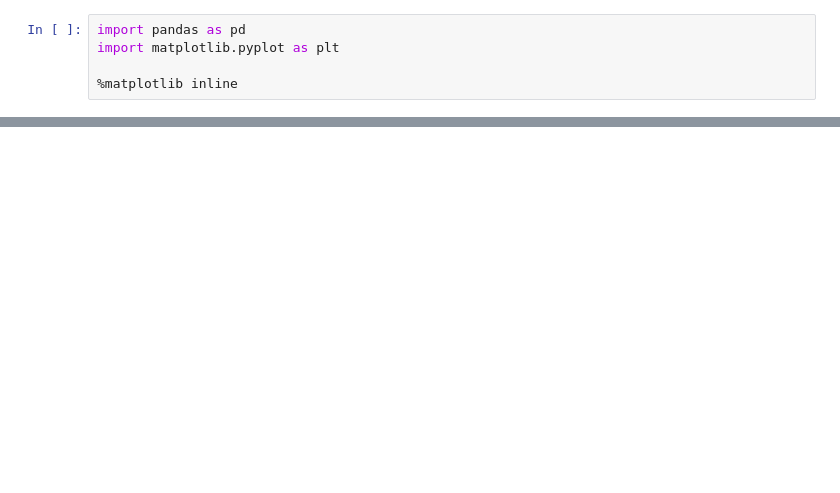
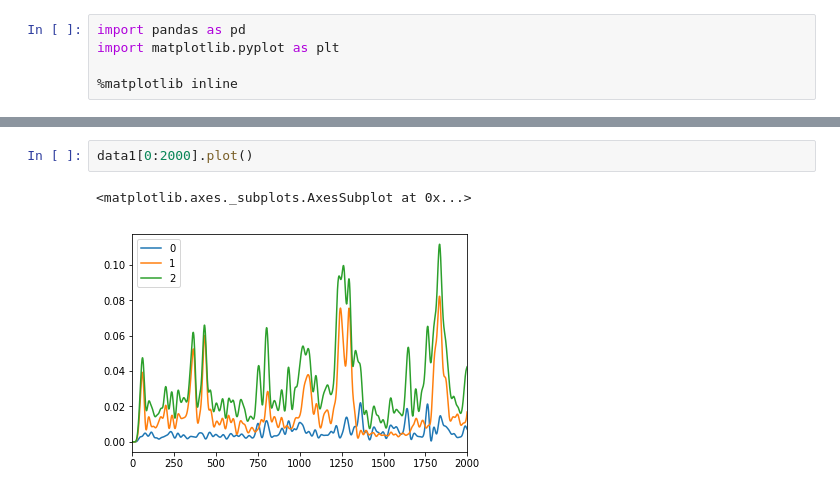
Before and after one commit to zubekj/pixel_tracking, a Jupyter notebook: data_analysis.ipynb, the cells around one changed output, grey strips where cells are left out. Cells and saved outputs as stored; diff of their text form; blank space fills up the shorter version.

```diff
--- a/data_analysis.ipynb
+++ b/data_analysis.ipynb
@@ -28,0 +29,5 @@ data1.plot()
+# %%
+data1[0:2000].plot()
+# %% [output]
+<matplotlib.axes._subplots.AxesSubplot at 0x...>
+[figure, added]
```
Also changed, not shown: parts of 2 cells of this notebook, 3 other files.
